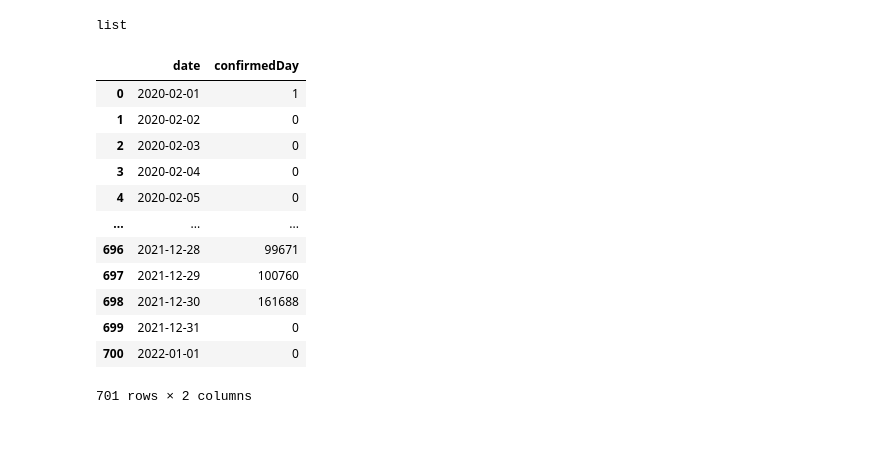
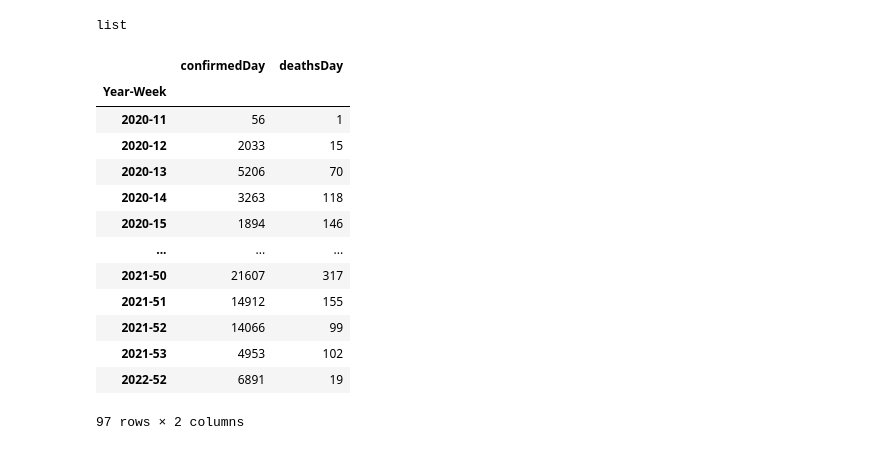
Before and after one commit to ParraCode/Core_Mid_Project-, a Jupyter notebook: dashboard/pruebas.ipynb, the cells around one changed output. Saved outputs shown, nothing was run; the diff lists cells and outputs as text; code cells hidden in the pictures.

```diff
--- a/dashboard/pruebas.ipynb
+++ b/dashboard/pruebas.ipynb
@@ -4222,18 +11561,28 @@ def fecha_int_transf (core_df):
     return core_df
+# %%
+def fechaYW_int_transf (core_df):
+    import pandas as pd
+    core_df = pd.DataFrame(core_df, columns = ['_id', 'Year-Week','date','confirmedDay', 'deathsDay'])
+    core_df = core_df.drop(['_id'], axis=1)
+    core_df['date'] = core_df['date'].apply(lambda x: list(x.values())[0][0:10])
+    core_df['date'] = pd.to_datetime(core_df['date'])
+    core_df = core_df.groupby('Year-Week').sum()
+    return core_df
 # %%
-a = fecha_int_transf (jsona)
+a = fechaYW_int_transf (json3)
 a
 # %% [output]
-|  | date | confirmedDay |
-| 0 | 2020-02-01 | 1 |
-| 1 | 2020-02-02 | 0 |
-| 2 | 2020-02-03 | 0 |
-| 3 | 2020-02-04 | 0 |
-| 4 | 2020-02-05 | 0 |
+|  | confirmedDay | deathsDay |
+| Year-Week |  |  |
+| 2020-11 | 56 | 1 |
+| 2020-12 | 2033 | 15 |
+| 2020-13 | 5206 | 70 |
+| 2020-14 | 3263 | 118 |
+| 2020-15 | 1894 | 146 |
 | ... | ... | ... |
-| 696 | 2021-12-28 | 99671 |
-| 697 | 2021-12-29 | 100760 |
-| 698 | 2021-12-30 | 161688 |
-| 699 | 2021-12-31 | 0 |
-| 700 | 2022-01-01 | 0 |
+| 2021-50 | 21607 | 317 |
+| 2021-51 | 14912 | 155 |
+| 2021-52 | 14066 | 99 |
+| 2021-53 | 4953 | 102 |
+| 2022-52 | 6891 | 19 |
-701 rows × 2 columns
+97 rows × 2 columns
```
Also changed, not shown: parts of 3 cells of this notebook, 6 other files.
